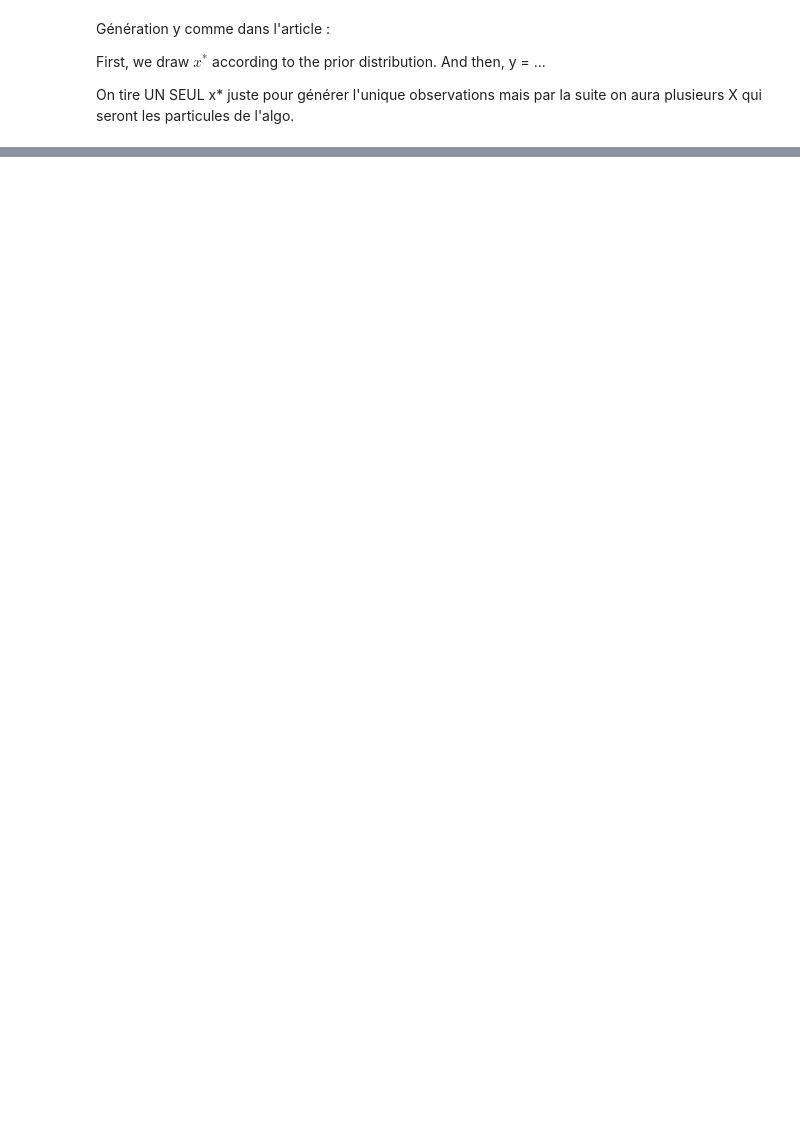
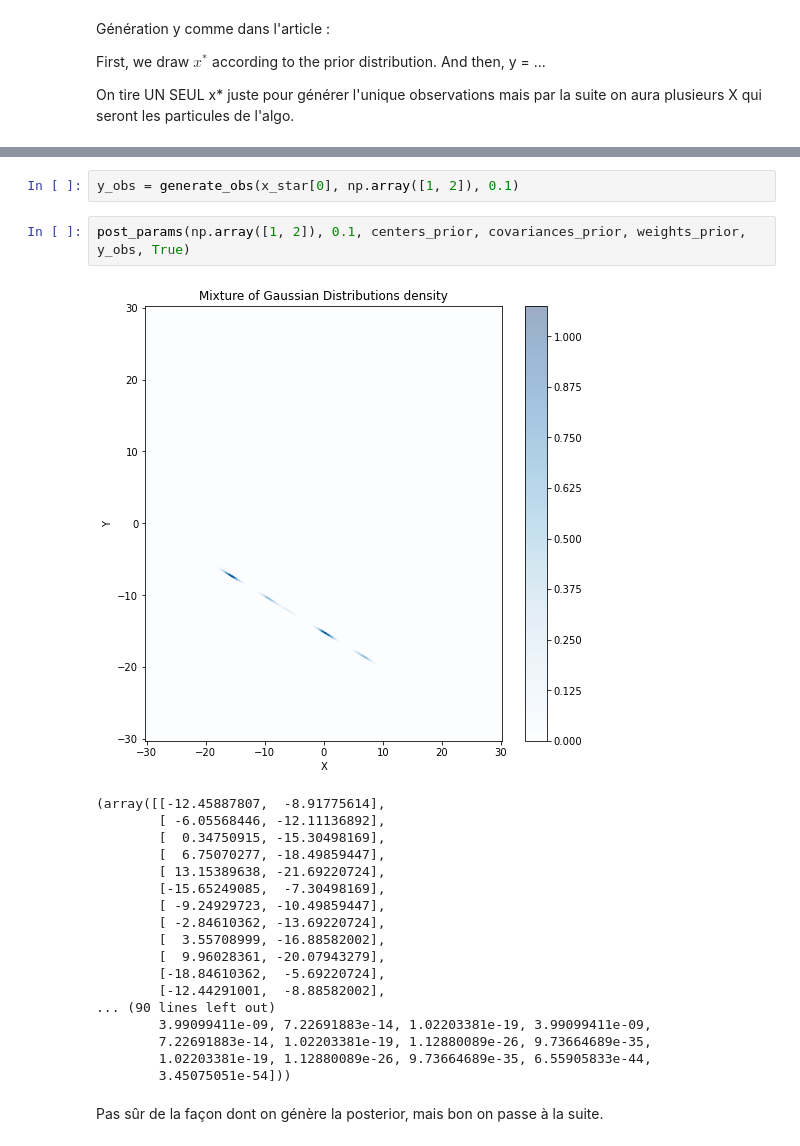
Before and after one commit to PyTomSss/Research_Project-Imperial_College, a Jupyter notebook: Interacting Particles MMLE.ipynb, the cells around one changed output, grey strips where cells are left out. Drawn from its saved outputs; the diff is of its cells as text; blank space fills up the shorter version.

```diff
--- a/Interacting Particles MMLE.ipynb
+++ b/Interacting Particles MMLE.ipynb
@@ -177,0 +130,25 @@ The magnitude of the Stochastic term is 0.0041097878661386835 whereas the magnit
+# %%
+y_obs = generate_obs(x_star[0], np.array([1, 2]), 0.1)
+# %%
+post_params(np.array([1, 2]), 0.1, centers_prior, covariances_prior, weights_prior, y_obs, True)
+# %% [output]
+[figure, added]
+(array([[-12.45887807,  -8.91775614],
+        [ -6.05568446, -12.11136892],
+        [  0.34750915, -15.30498169],
+        [  6.75070277, -18.49859447],
+        [ 13.15389638, -21.69220724],
+        [-15.65249085,  -7.30498169],
+        [ -9.24929723, -10.49859447],
+        [ -2.84610362, -13.69220724],
+        [  3.55708999, -16.88582002],
+        [  9.96028361, -20.07943279],
+        [-18.84610362,  -5.69220724],
+        [-12.44291001,  -8.88582002],
+... (90 lines left out)
+        3.99099411e-09, 7.22691883e-14, 1.02203381e-19, 3.99099411e-09,
+        7.22691883e-14, 1.02203381e-19, 1.12880089e-26, 9.73664689e-35,
+        1.02203381e-19, 1.12880089e-26, 9.73664689e-35, 6.55905833e-44,
+        3.45075051e-54]))
+# %% [markdown]
+Pas sûr de la façon dont on génère la posterior, mais bon on passe à la suite.
```
Also changed, not shown: parts of 37 cells of this notebook, 1 other file.
